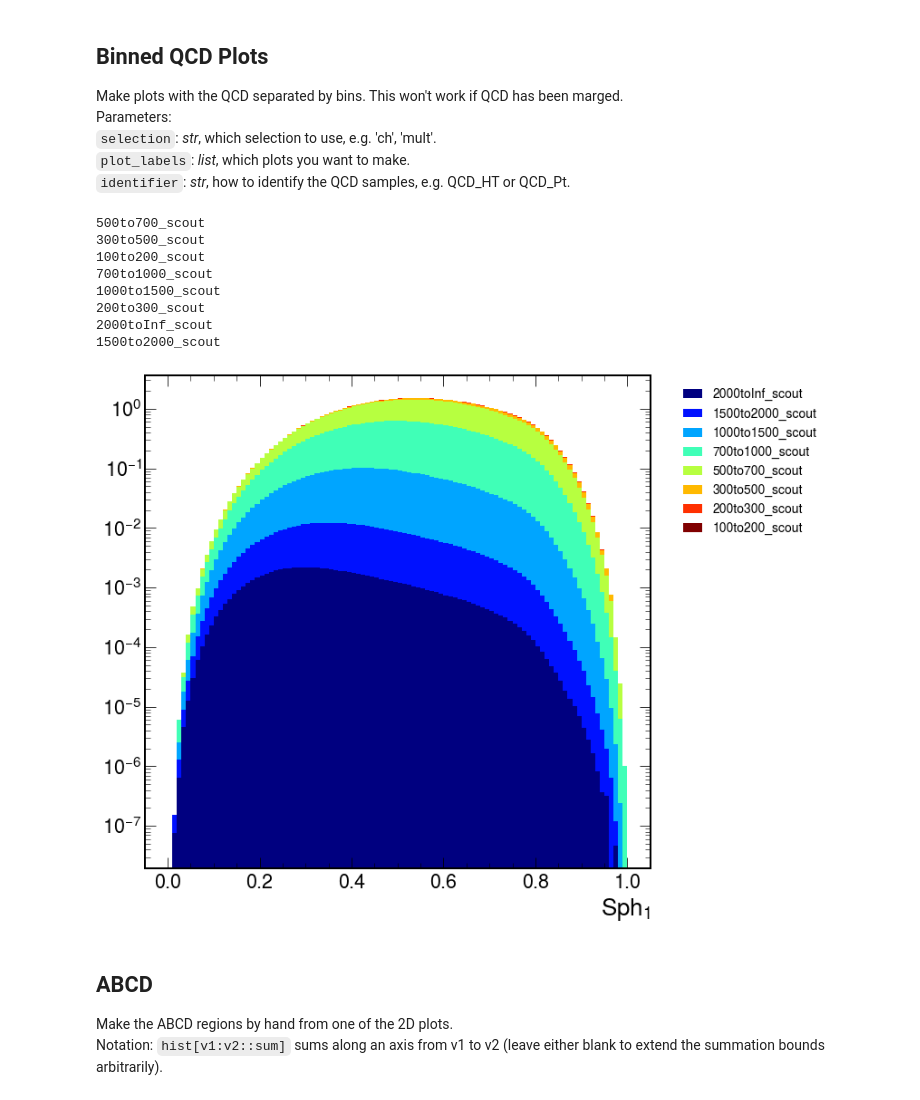
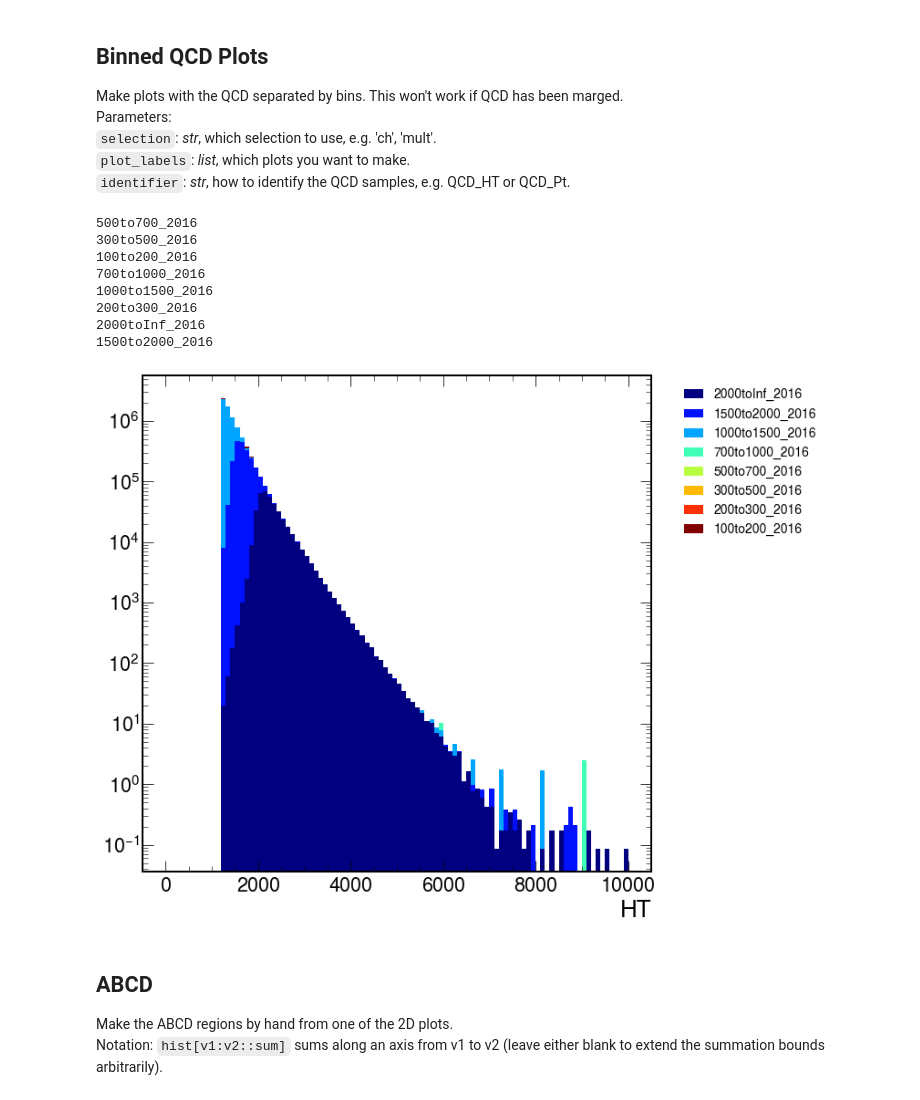
Before and after one commit to SUEPPhysics/SUEPCoffea_dask, a Jupyter notebook: plotting/plot.ipynb, the cells around one changed output. Saved outputs shown, nothing was run; the diff lists cells and outputs as text; code cells hidden in the pictures.

```diff
--- a/plotting/plot.ipynb
+++ b/plotting/plot.ipynb
@@ -26,7 +26,7 @@ matplotlib.rcParams['figure.facecolor'] = 'white'
 `infile_names`: _array of str_: full paths of .pkl files.<br>
 # %%
 # parameters
-output_label = '/home/submit/lavezzo/public_html/SUEP/analysis/deltaR2/'
+output_label = '/home/submit/lavezzo/public_html/SUEP/analysis/contamination_7_13/'
 file_ext = '.png'
 
 # input .pkl files
@@ -43,14 +43,21 @@ if not os.path.isdir(output_label):
 # This part is meant to be flxeible, depending on what you want to import
 # dimensions: (sample) x (plot label)
 
-# scout_files = [f for f in infile_names if "scout_trackSels.pkl" in f]
-# plots_scout = loader(scout_files)
+files = [f for f in infile_names if "contamination_7_13.pkl" in f]
+plots = loader(files)
 
-offline_files = [f for f in infile_names if "deltaR2.pkl" in f]
-plots = loader(offline_files)
+# offline_files_2018 = [f for f in infile_names if "7_12.pkl" in f and '20UL18' in f]
+# plots_2018 = loader(offline_files_2018)
+# offline_files_2017 = [f for f in infile_names if "7_12.pkl" in f and '20UL17' in f]
+# plots_2017 = loader(offline_files_2017)
+# offline_files_2016 = [f for f in infile_names if "7_12.pkl" in f and '20UL16' in f]
+# plots_2016 = loader(offline_files_2016)
 
 # put everything in one dictionary
-# for key in plots_scout.keys(): plots[key+"_scout"] = plots_scout[key]
+# plots = {}
+# for key in plots_2018.keys(): plots[key+"_2018"] = plots_2018[key]
+# for key in plots_2017.keys(): plots[key+"_2017"] = plots_2017[key]
+# for key in plots_2016.keys(): plots[key+"_2016"] = plots_2016[key]
 # %% [markdown]
 These are all the samples loaded.
 # %%
@@ -82,9 +85,9 @@ Parameters:<br>
 `plot_labels`: _list of str_, which plots to show.<br>
 `samples`: _list of str_, which samples to include in the plot.
 # %%
-plot_labels = ['SUEP_S1_CL', 'SUEP_nconst_CL']
-samples = ['QCD_HT']
-samples += ['SUEP-m125-generic', 'SUEP-m125-generic-htcut', 'SUEP-m400-generic', 'SUEP-m750-generic', 'SUEP-m1000-generic']
+plot_labels = ['ISR_contamination_Cluster']
+#samples = ['QCD_HT']
+samples = ['SUEP-m125-generic', 'SUEP-m125-generic-htcut', 'SUEP-m400-generic', 'SUEP-m750-generic', 'SUEP-m1000-generic']
 density = False
 
 for plot_label in plot_labels:
@@ -114,12 +116,12 @@ Parameters:<br>
 `draw_lines`: _bool_, whether to draw lines in following arguments.<br>
 `lines_<dimension>`: _list of floats_, draws lines at given values.
 # %%
-plot_label = '2D_SUEP_S1_vs_SUEP_nconst_ISRRemoval'
+plot_label = '2D_SUEP_S1_SUEP_nconst_CL'
 samples = ['QCD_HT']
 #samples += ['SUEP-m125-generic', 'SUEP-m400-generic', 'SUEP-m750-generic', 'SUEP-m1000-generic']
-draw_lines = False
-lines_x = [0.35,0.5]
-lines_y = [20,100]
+draw_lines = True
+lines_x = [0.35,0.4, 0.5]
+lines_y = [10,40,80]
 
 for sample in samples:
 
@@ -464,50 +466,50 @@ Parameters:<br>
 `plot_labels`: _list_, which plots you want to make.<br>
 `identifier`: _str_, how to identify the QCD samples, e.g. QCD_HT or QCD_Pt.
 # %%
-plot_labels = ['SUEP_S1_Cluster']
+plot_labels = ['ht_Cluster']
 #samples = ['1500to2000', '500to700', '100to200', '200to300', '300to500', '2000toInf', '1000to1500']
-samples = ['500to700_scout', '300to500_scout', '100to200_scout', '700to1000_scout', '1000to1500_scout', '200to300_scout', '2000toInf_scout', '1500to2000_scout']
+samples = ['500to700_2016', '300to500_2016', '100to200_2016', '700to1000_2016', '1000to1500_2016', '200to300_2016', '2000toInf_2016', '1500to2000_2016']
 
 for plot_label in plot_labels:
 
     # get hists
     hlist, labels = [], []
     for sample in samples:
         print(sample)
         hlist.append(plots[sample][plot_label])
         labels.append(sample)
 
     # not sure why, but they NEED to be color coded appropriately
     vals = []
     for key in labels:
         key = key.split("_")[0]
         keyslice = key.split("to")[0]
         val = int(keyslice)
         vals.append(val)
     hlist_sorted, labels_sorted = [], []
     for arg in np.argsort(vals)[::-1]:
         hlist_sorted.append(hlist[arg])
         labels_sorted.append(labels[arg])
 
     cmap = plt.cm.jet(np.linspace(0, 1, len(labels_sorted)))
 
     hep.histplot(hlist_sorted, yerr=True, stack=True, histtype ='fill',
                  label=labels_sorted, color=cmap)
 
     plt.legend(fontsize=14, framealpha=1, facecolor='white', shadow=True, bbox_to_anchor=(1.04,1), loc="upper left")
     plt.yscale("log")
     plt.savefig(output_label + plot_label + file_ext, bbox_inches='tight')
     plt.show()
 # %% [output]
-500to700_scout
-300to500_scout
-100to200_scout
-700to1000_scout
-1000to1500_scout
-200to300_scout
-2000toInf_scout
-1500to2000_scout
+500to700_2016
+300to500_2016
+100to200_2016
+700to1000_2016
+1000to1500_2016
+200to300_2016
+2000toInf_2016
+1500to2000_2016
-[figure, old version]
+[figure, new version]
 # %% [markdown]
 ## ABCD
 Make the ABCD regions by hand from one of the 2D plots.<br>
```
Also changed, not shown: parts of 4 cells of this notebook, 3 other files.
